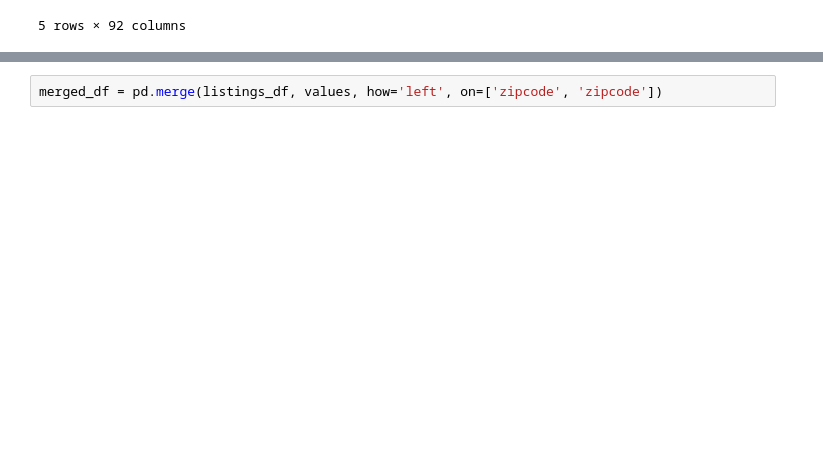
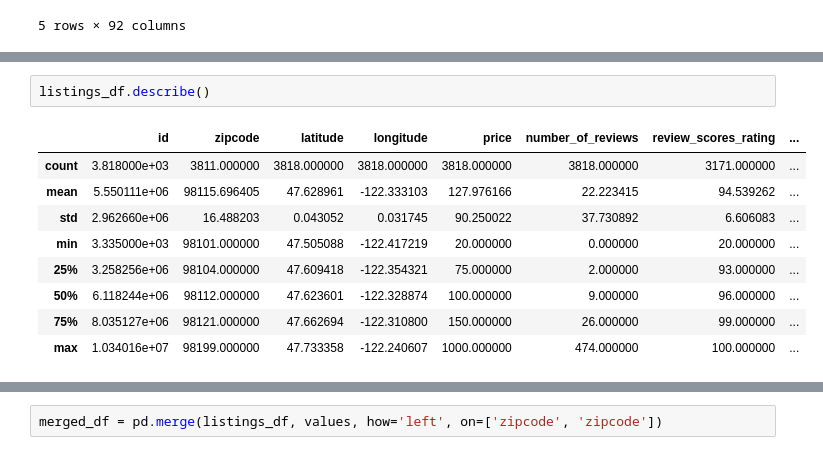
Before and after one commit to ericcheechee/ProjectBeta, a Jupyter notebook: data_cleanup.ipynb, the cells around one changed output, grey strips where cells are left out. Saved outputs shown, nothing was run; the diff lists cells and outputs as text; blank space fills up the shorter version.

```diff
--- a/data_cleanup.ipynb
+++ b/data_cleanup.ipynb
@@ -61 +54,13 @@ listings_df.head()
+# %%
+listings_df.describe()
+# %% [output]
+|  | id | zipcode | latitude | longitude | price | number_of_reviews | review_scores_rating | ... |
+| count | 3.818000e+03 | 3811.000000 | 3818.000000 | 3818.000000 | 3818.000000 | 3818.000000 | 3171.000000 | ... |
+| mean | 5.550111e+06 | 98115.696405 | 47.628961 | -122.333103 | 127.976166 | 22.223415 | 94.539262 | ... |
+| std | 2.962660e+06 | 16.488203 | 0.043052 | 0.031745 | 90.250022 | 37.730892 | 6.606083 | ... |
+| min | 3.335000e+03 | 98101.000000 | 47.505088 | -122.417219 | 20.000000 | 0.000000 | 20.000000 | ... |
+| 25% | 3.258256e+06 | 98104.000000 | 47.609418 | -122.354321 | 75.000000 | 2.000000 | 93.000000 | ... |
+| 50% | 6.118244e+06 | 98112.000000 | 47.623601 | -122.328874 | 100.000000 | 9.000000 | 96.000000 | ... |
+| 75% | 8.035127e+06 | 98121.000000 | 47.662694 | -122.310800 | 150.000000 | 26.000000 | 99.000000 | ... |
+| max | 1.034016e+07 | 98199.000000 | 47.733358 | -122.240607 | 1000.000000 | 474.000000 | 100.000000 | ... |
 # %%
```
Also changed, not shown: parts of 16 cells of this notebook, 1 other file.
